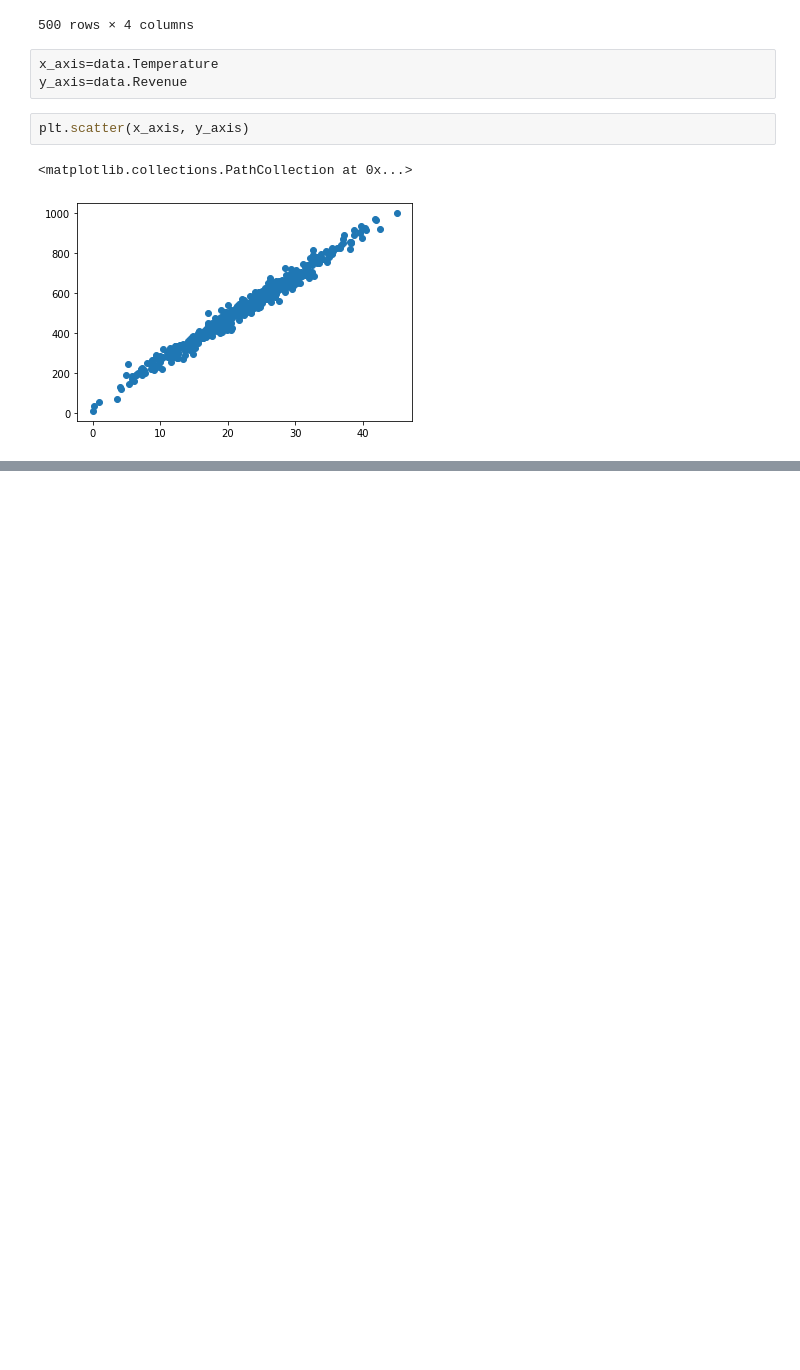
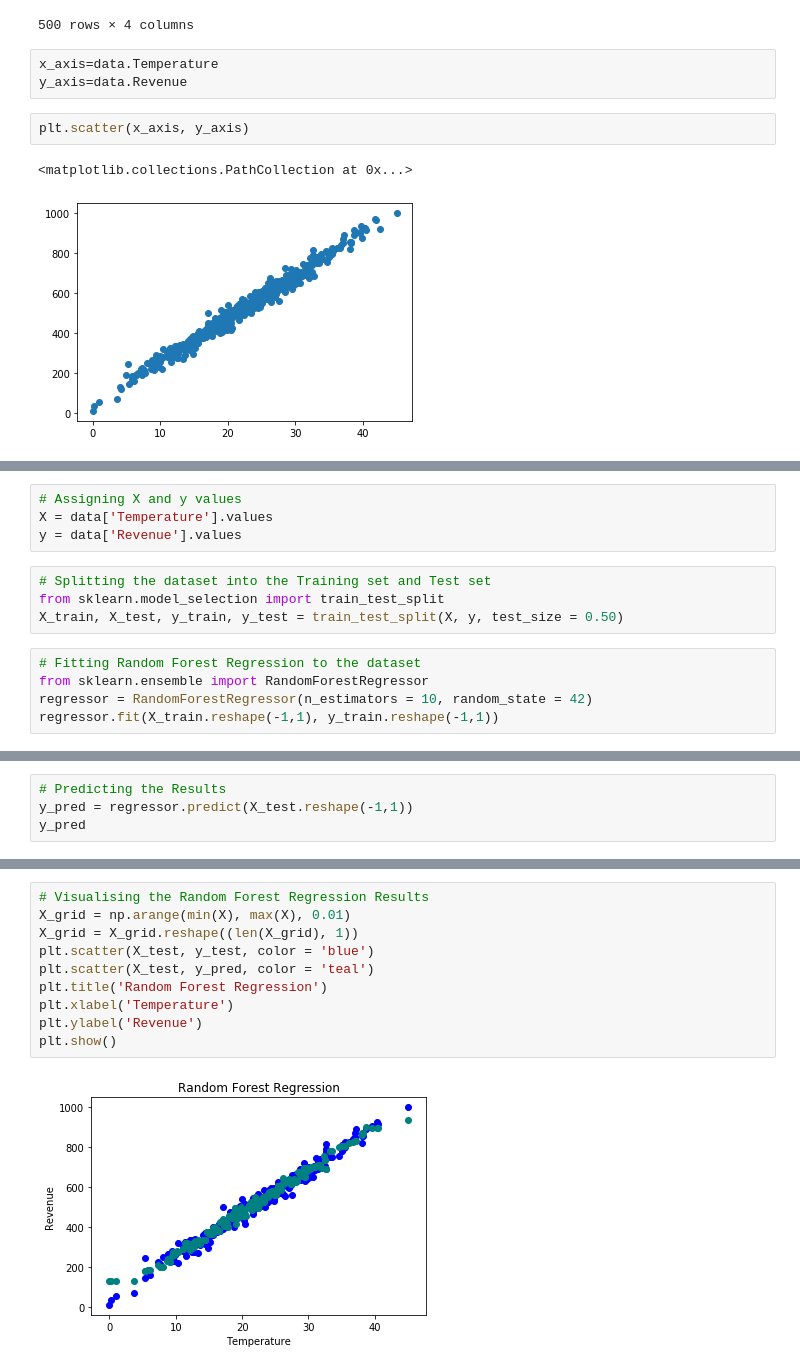
Before and after one commit to shwam25/ML_Project, a Jupyter notebook: Project.ipynb, the cells around one changed output, grey strips where cells are left out. Cells and saved outputs as stored; diff of their text form; blank space fills up the shorter version.

Commit message:
Datacode ML Model

```diff
--- a/Project.ipynb
+++ b/Project.ipynb
@@ -55,0 +75,13 @@ plt.scatter(x_axis, y_axis)
+# %%
+# Assigning X and y values
+X = data['Temperature'].values
+y = data['Revenue'].values
+# %%
+# Splitting the dataset into the Training set and Test set
+from sklearn.model_selection import train_test_split
+X_train, X_test, y_train, y_test = train_test_split(X, y, test_size = 0.50)
+# %%
+# Fitting Random Forest Regression to the dataset
+from sklearn.ensemble import RandomForestRegressor
+regressor = RandomForestRegressor(n_estimators = 10, random_state = 42)
+regressor.fit(X_train.reshape(-1,1), y_train.reshape(-1,1))
@@ -55,0 +96,4 @@ plt.scatter(x_axis, y_axis)
+# %%
+# Predicting the Results
+y_pred = regressor.predict(X_test.reshape(-1,1))
+y_pred
@@ -55,0 +136,12 @@ plt.scatter(x_axis, y_axis)
+# %%
+# Visualising the Random Forest Regression Results
+X_grid = np.arange(min(X), max(X), 0.01)
+X_grid = X_grid.reshape((len(X_grid), 1))
+plt.scatter(X_test, y_test, color = 'blue')
+plt.scatter(X_test, y_pred, color = 'teal')
+plt.title('Random Forest Regression')
+plt.xlabel('Temperature')
+plt.ylabel('Revenue')
+plt.show()
+# %% [output]
+[figure, added]
```
Also changed, not shown: parts of 9 cells of this notebook.
